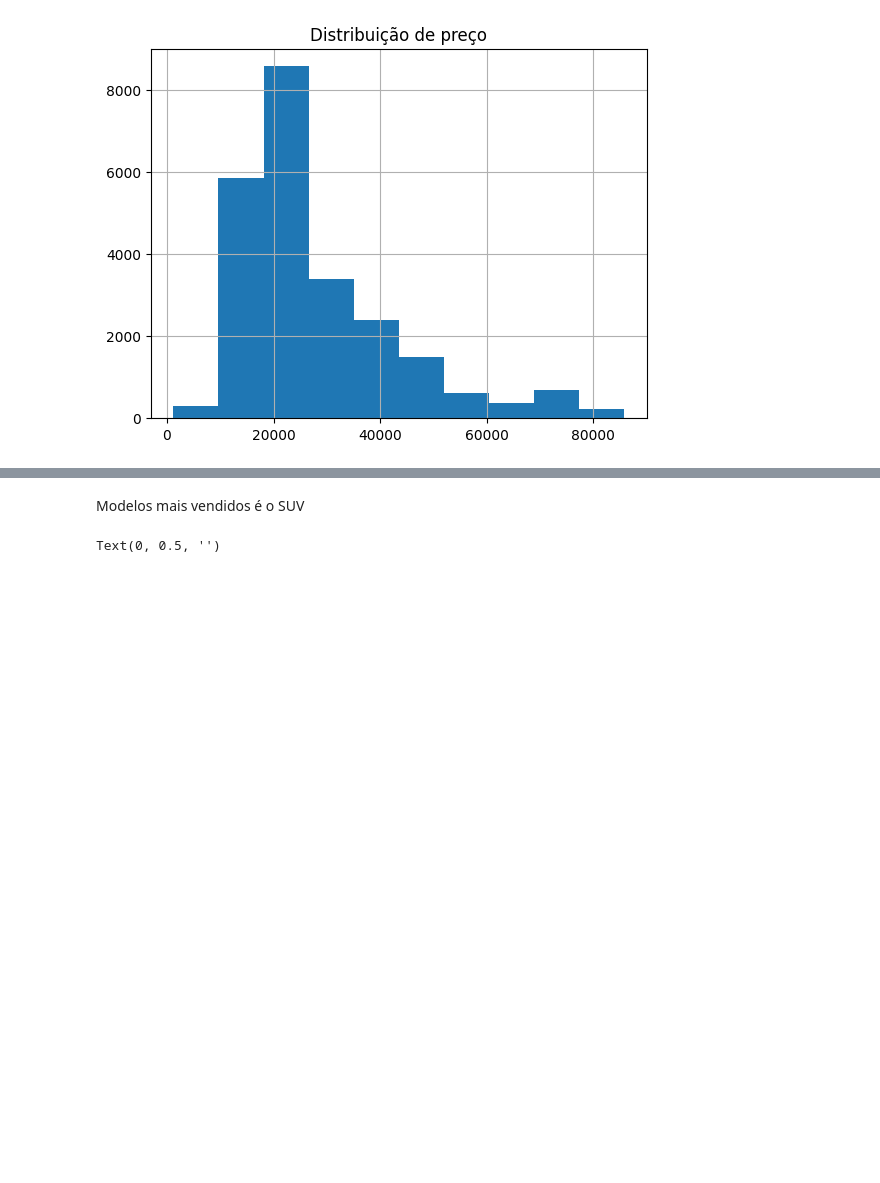
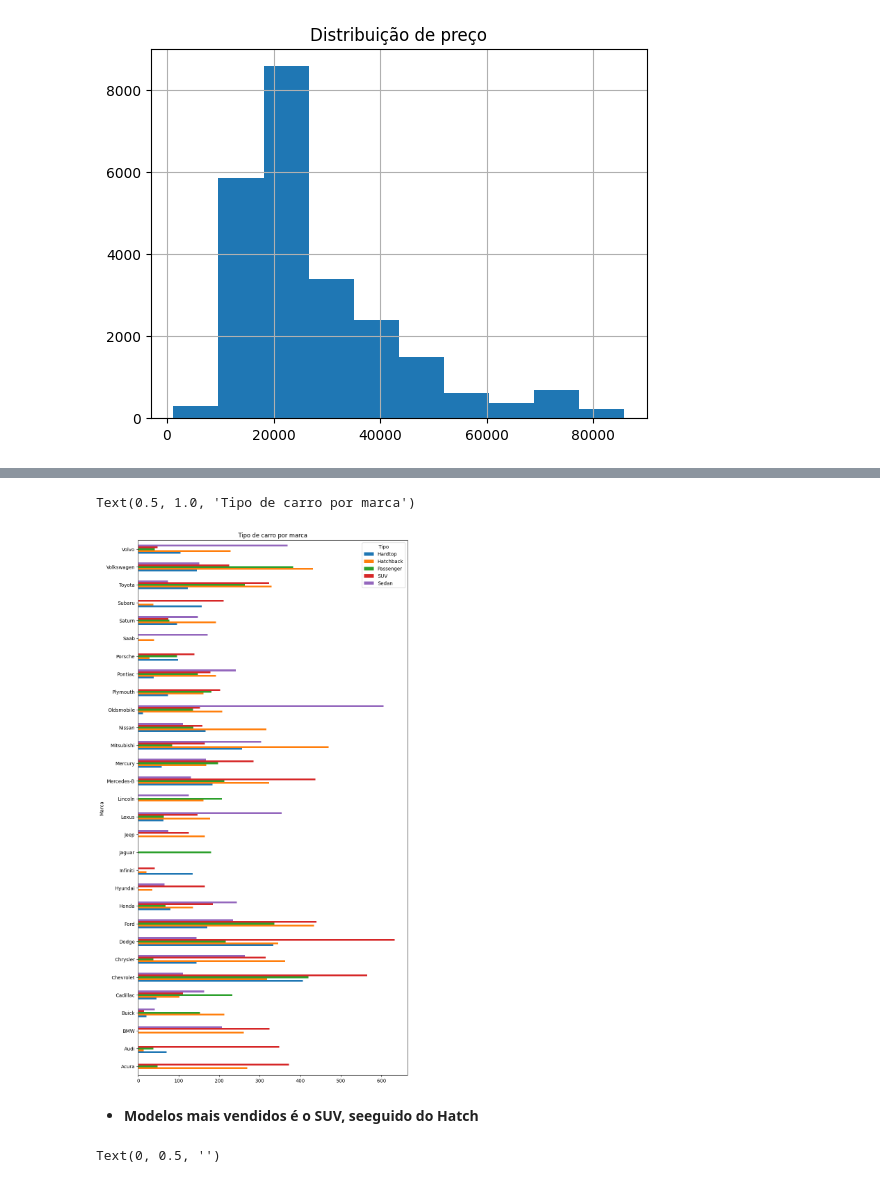
Before and after one commit to AlexPontes97/Projetos, a Jupyter notebook: venda_de_carros.ipynb, the cells around one changed output, grey strips where cells are left out. Saved outputs shown, nothing was run; the diff lists cells and outputs as text; code cells hidden in the pictures; blank space fills up the shorter version.

```diff
--- a/venda_de_carros.ipynb
+++ b/venda_de_carros.ipynb
@@ -95,5 +118,13 @@ Text(0.5, 1.0, 'Cores mais vendidas')
+# %%
+#tabela cruzada
+corF=pd.crosstab(df['Marca'],df['Tipo'])
+corF.plot(kind='barh',figsize=(10,20))
+plt.title('Tipo de carro por marca')
+# %% [output]
+Text(0.5, 1.0, 'Tipo de carro por marca')
+[figure, added]
 # %% [markdown]
-Modelos mais vendidos é o SUV
+* **Modelos mais vendidos é o SUV, seeguido do Hatch**
 # %%
 #plotei tipo mais vendido
 tipo=df['Tipo'].value_counts(ascending=True)
```
Also changed, not shown: parts of 24 cells of this notebook.
